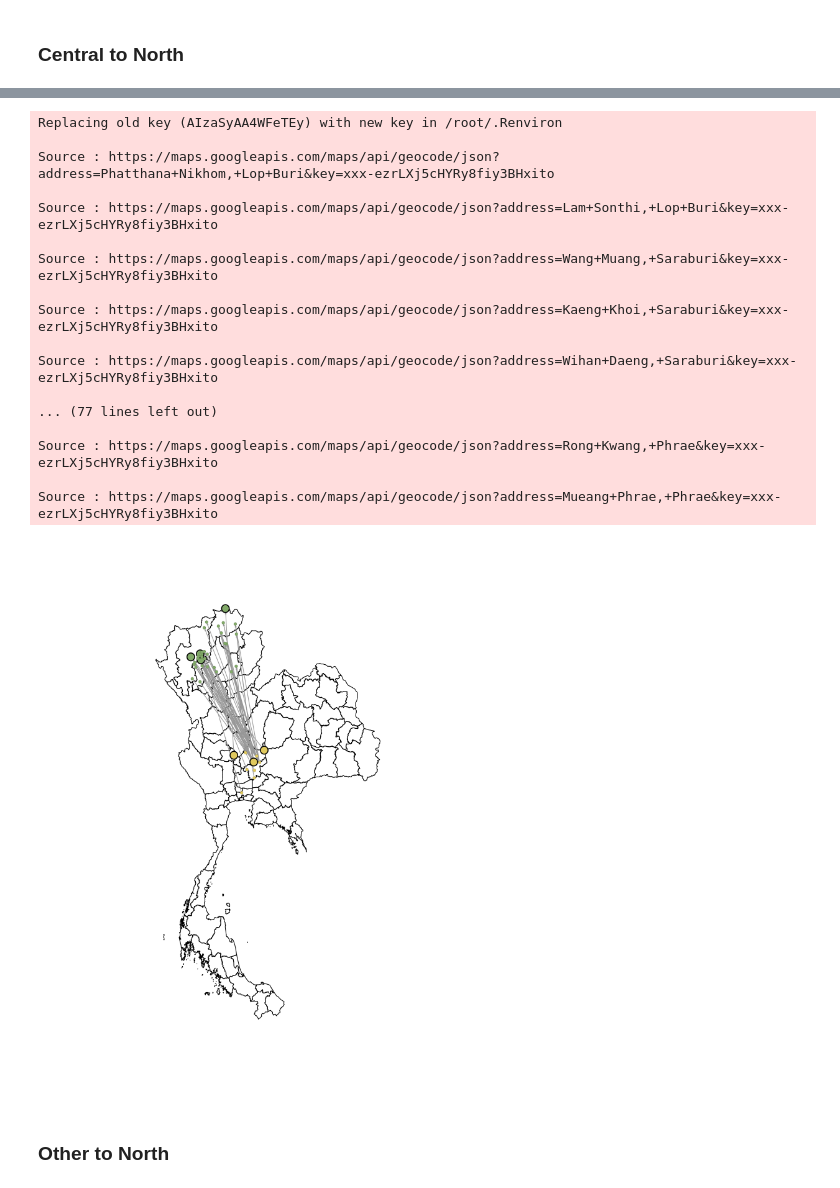
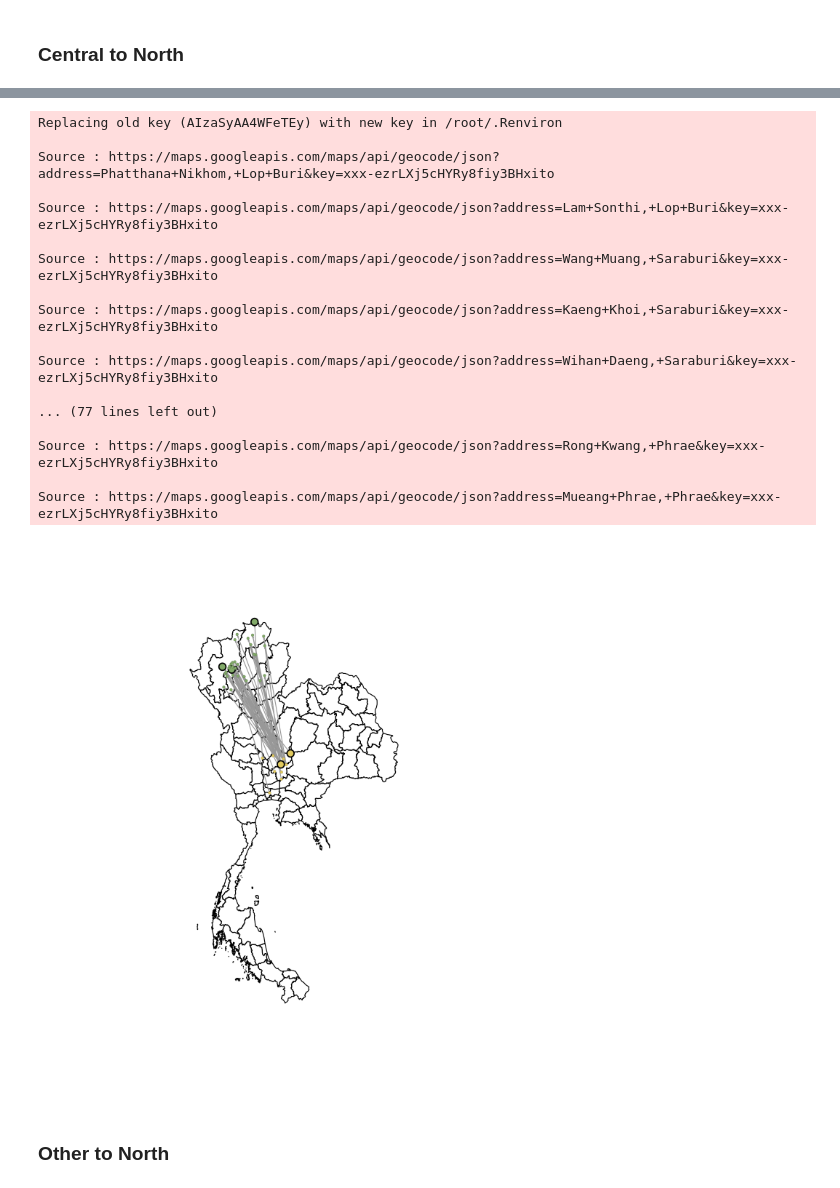
Before and after one commit to yyw-informatics/thailand_movement_network_analysis, a Jupyter notebook: Notebook_Thailand_movement_network_analysis_manuscript.ipynb, the cells around one changed output, grey strips where cells are left out. Drawn from its saved outputs; the diff is of its cells as text; code cells hidden in the pictures.

```diff
--- a/Notebook_Thailand_movement_network_analysis_manuscript.ipynb
+++ b/Notebook_Thailand_movement_network_analysis_manuscript.ipynb
@@ -275,8 +130,6 @@ A tabyl: 8 × 3
 # Functions to construct networks and calculate centrality metrics
 # %%
 number_ticks <- function(n) {function(limits) pretty(limits, n)}
-# %%
-graph_data <- d_all
 # %% [markdown]
 ### Construct networks
 # %%
@@ -452,0 +387,3 @@ tab <- bind_rows(
+# %%
+heat <- read.csv('Hotspot_heatmap.csv', header = TRUE) %>%
+  mutate(districts = gsub('\xa0', ' ', districts))
@@ -616,24 +719,26 @@ to_highlight <- c2n_influential %>% distinct(district)
+# %%
+to_highlight <- heat %>% filter(Central.to.North== 1)
 # %%
-plot_network_on_map(g_by_region[[1]], api_key, name_pairing, to_highlight$district)
+plot_network_on_map(g_by_region[[1]], api_key, name_pairing, to_highlight$districts)
 # %% [output]
 Replacing old key (AIzaSyAA4WFeTEy) with new key in /root/.Renviron
 
 Source : https://maps.googleapis.com/maps/api/geocode/json?address=Phatthana+Nikhom,+Lop+Buri&key=xxx-ezrLXj5cHYRy8fiy3BHxito
 
 Source : https://maps.googleapis.com/maps/api/geocode/json?address=Lam+Sonthi,+Lop+Buri&key=xxx-ezrLXj5cHYRy8fiy3BHxito
 
 Source : https://maps.googleapis.com/maps/api/geocode/json?address=Wang+Muang,+Saraburi&key=xxx-ezrLXj5cHYRy8fiy3BHxito
 
 Source : https://maps.googleapis.com/maps/api/geocode/json?address=Kaeng+Khoi,+Saraburi&key=xxx-ezrLXj5cHYRy8fiy3BHxito
 
 Source : https://maps.googleapis.com/maps/api/geocode/json?address=Wihan+Daeng,+Saraburi&key=xxx-ezrLXj5cHYRy8fiy3BHxito
 
 ... (77 lines left out)
 
 Source : https://maps.googleapis.com/maps/api/geocode/json?address=Rong+Kwang,+Phrae&key=xxx-ezrLXj5cHYRy8fiy3BHxito
 
 Source : https://maps.googleapis.com/maps/api/geocode/json?address=Mueang+Phrae,+Phrae&key=xxx-ezrLXj5cHYRy8fiy3BHxito
-[figure, old version]
+[figure, new version]
 # %% [markdown]
 ### Other to North
 # %%
```
Also changed, not shown: parts of 70 cells of this notebook.
